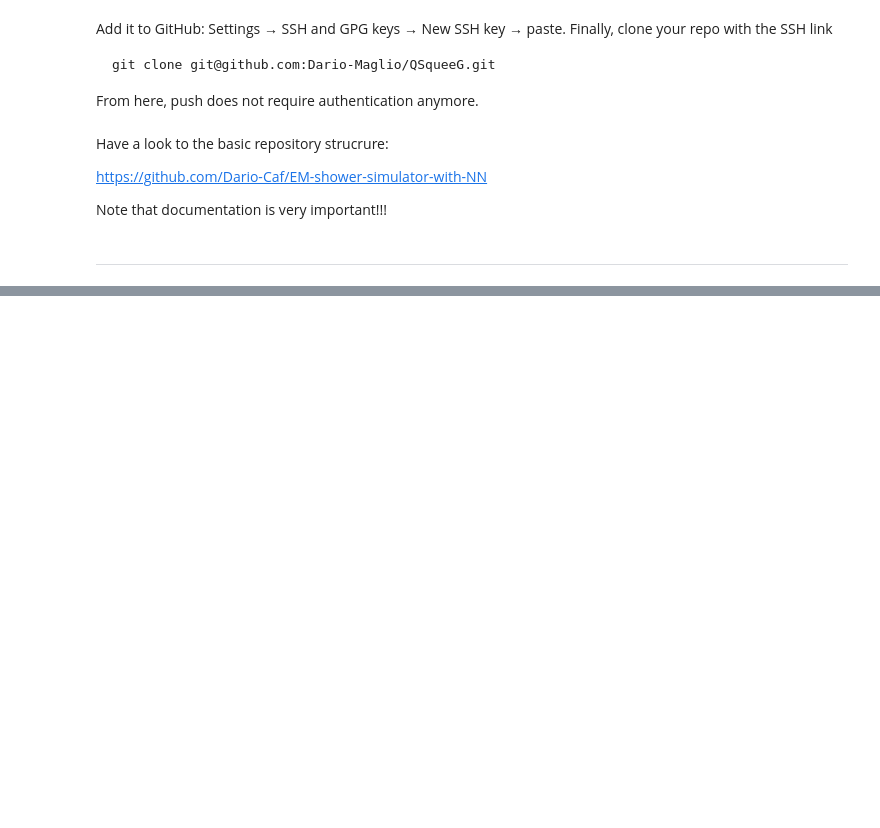
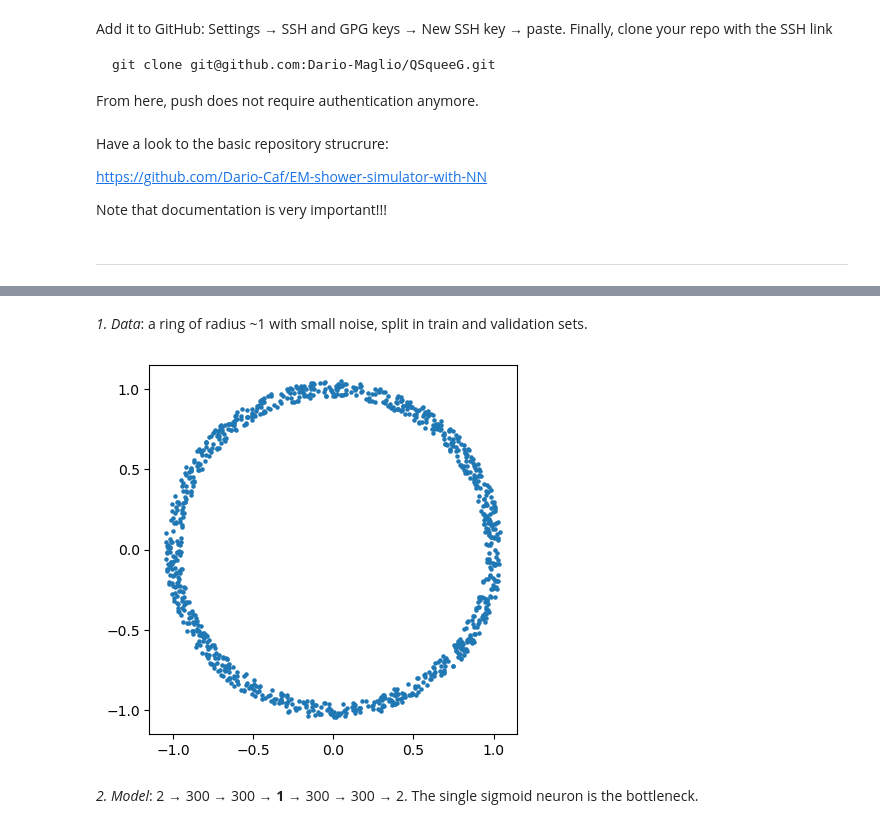
Before and after one commit to Dario-Maglio/CollabCoding, a Jupyter notebook: IntroductionToCollaborativeCoding.ipynb, the cells around one changed output, grey strips where cells are left out. Drawn from its saved outputs; the diff is of its cells as text; code cells hidden in the pictures; blank space fills up the shorter version.

```diff
--- a/IntroductionToCollaborativeCoding.ipynb
+++ b/IntroductionToCollaborativeCoding.ipynb
@@ -499,0 +951,30 @@ Note that documentation is very important!!!
+# %% [markdown]
+*1. Data*: a ring of radius ~1 with small noise, split in train and validation sets.
+# %%
+from math import pi
+
+import numpy as np
+import matplotlib.pyplot as plt
+from sklearn.model_selection import train_test_split as test_split
+
+np.random.seed(42)                      # reproducibility
+N = 1000
+
+theta = np.random.random(N) * 2 * pi
+radius = 0.95 + np.random.random(N) * 0.1
+
+x = radius * np.cos(theta)
+y = radius * np.sin(theta)
+X = np.stack((x, y), axis=1)            # shape (N, 2)
+
+# autoencoder: the target is the input itself
+X_train, X_test, y_train, y_test = test_split(X, X, test_size=0.5, random_state=42)
+
+plt.figure('Data')
+plt.scatter(x, y, s=5)
+plt.gca().set_aspect('equal')
+plt.show()
+# %% [output]
+[figure, added]
+# %% [markdown]
+*2. Model*: 2 → 300 → 300 → **1** → 300 → 300 → 2. The single sigmoid neuron is the bottleneck.
```
Also changed, not shown: parts of 119 cells of this notebook, 5 other files.
